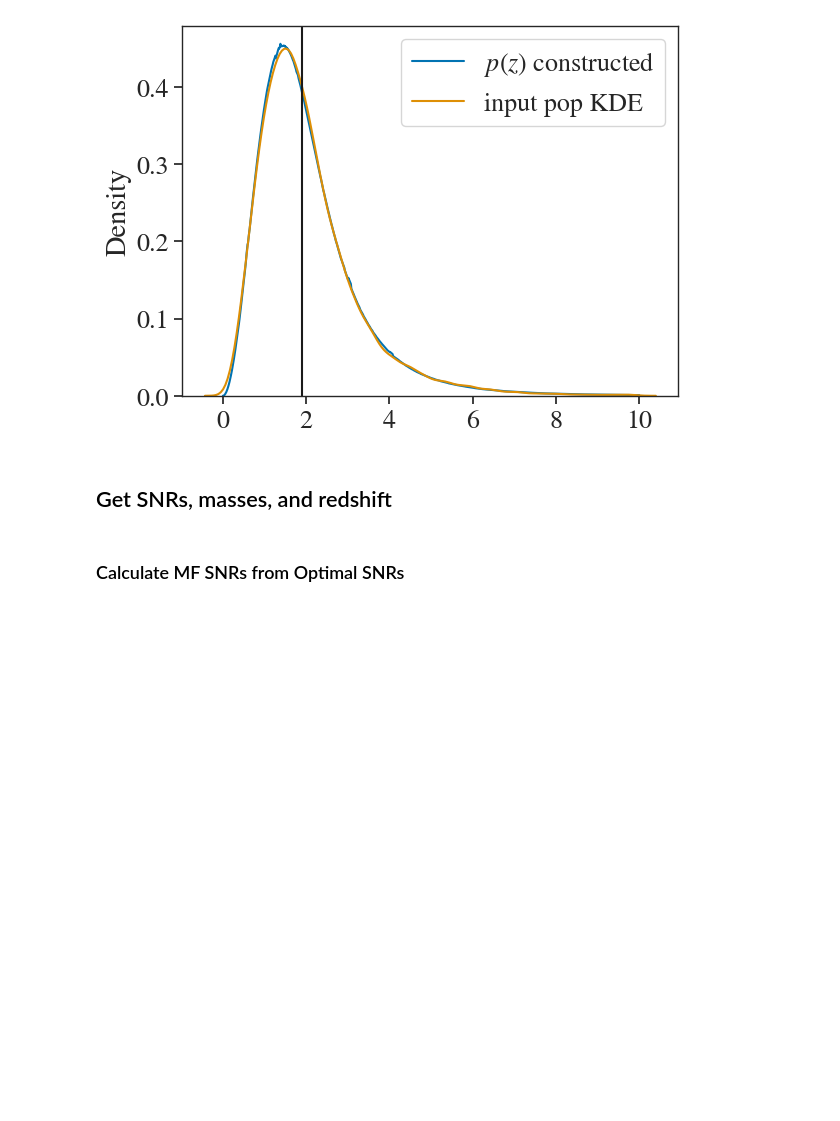
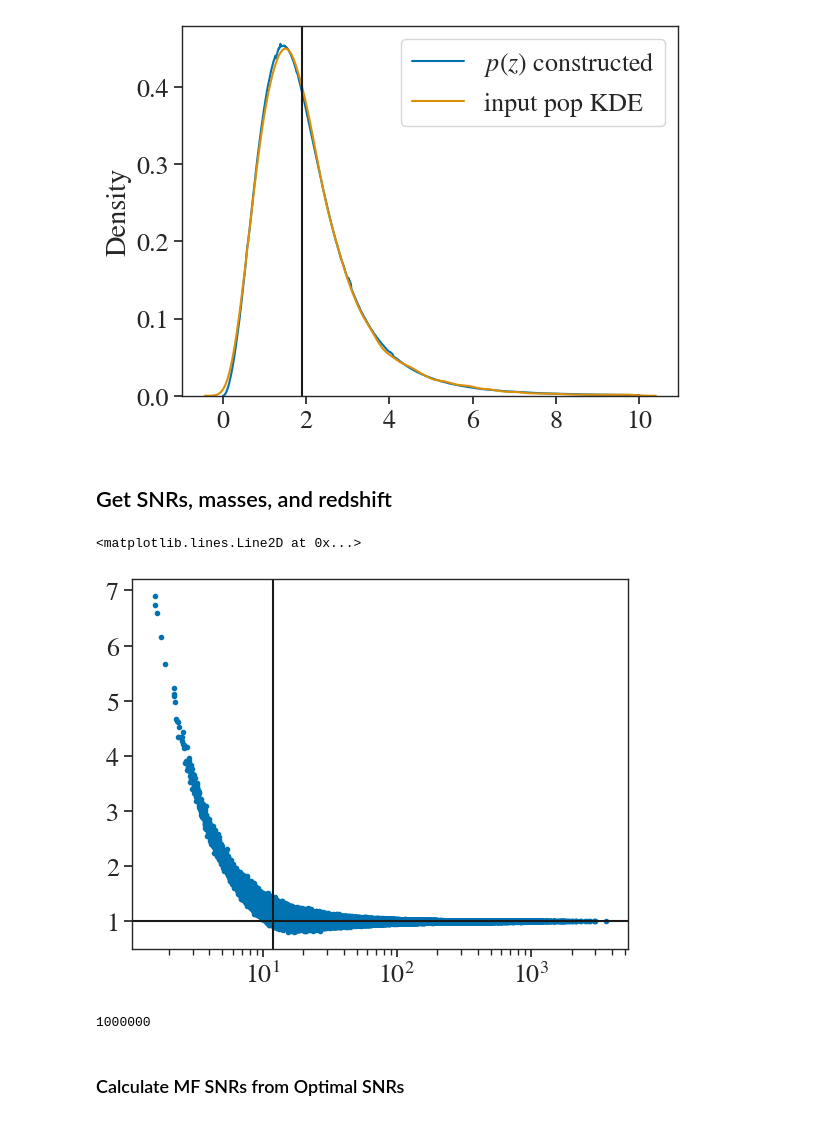
Before and after one commit to divyajyoti09/next_gen_detect, a Jupyter notebook: A-sharp_z_peak_mapping/gwpopulation/combine_injection_files_for_gwpop.ipynb, the cells around one changed output. Drawn from its saved outputs; the diff is of its cells as text; code cells hidden in the pictures; blank space fills up the shorter version.

```diff
--- a/A-sharp_z_peak_mapping/gwpopulation/combine_injection_files_for_gwpop.ipynb
+++ b/A-sharp_z_peak_mapping/gwpopulation/combine_injection_files_for_gwpop.ipynb
@@ -58,6 +59,18 @@ for param in select_params:
                                     f'{study_label}_part{i}_SNR_data.h5'), 'r') as f:
             injected_data['total'][param].append(f['results'][param][:])
     injected_data['total'][param] = np.concatenate(injected_data['total'][param])
+# %%
+plt.plot(injected_data['total']['SNR_network'], injected_data['total']['SNR_mf_network']/injected_data['total']['SNR_network'], '.')
+plt.xscale('log')
+plt.axvline(12, color='k')
+plt.axhline(1, color='k')
+# %% [output]
+<matplotlib.lines.Line2D at 0x...>
+[figure, added]
+# %%
+len(injected_data['total']['redshift'])
+# %% [output]
+1000000
 # %% [markdown]
 ### Calculate MF SNRs from Optimal SNRs
 # %%
```
Also changed, not shown: parts of 14 cells of this notebook, 6 other files.
